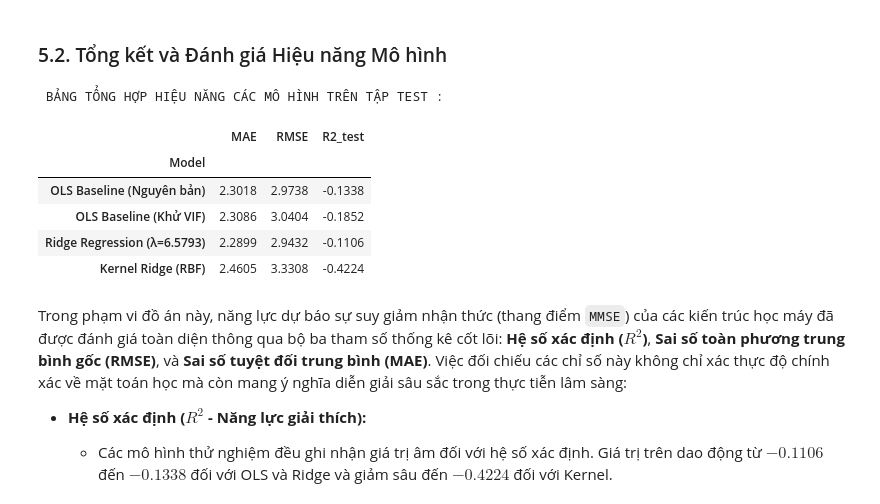
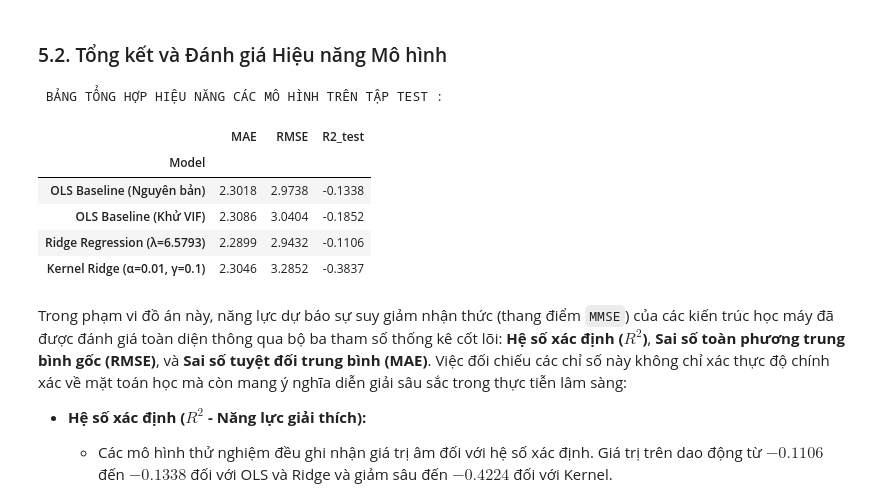
Before and after one commit to TanKhoiTV/blues-estimator-project, a Jupyter notebook: part2/part2_notebook.ipynb, the cells around one changed output. Saved outputs shown, nothing was run; the diff lists cells and outputs as text; code cells hidden in the pictures.

```diff
--- a/part2/part2_notebook.ipynb
+++ b/part2/part2_notebook.ipynb
@@ -1150,35 +1213,35 @@ X_test_arr = np.asarray(X_test, dtype=float)
 X_test_scaled = (X_test_arr - ridge_model["feature_means"]) / ridge_model["feature_stds"]
 X_test_aug = np.column_stack([np.ones(len(X_test_scaled)), X_test_scaled])
 y_pred_ridge = X_test_aug @ ridge_model["beta_hat"]
 
 # Mô hình 4: Kernel Ridge RBF
 y_pred_kernel = kernel_model.predict(X_test)
 
 results = [
     evaluate(y_test, y_pred_ols_raw, "OLS Baseline (Nguyên bản)"),
     evaluate(y_test, y_pred_ols_vif, "OLS Baseline (Khử VIF)"),
     evaluate(y_test, y_pred_ridge,   f"Ridge Regression (λ={best_ridge_alpha:.4f})"),
-    evaluate(y_test, y_pred_kernel,  "Kernel Ridge (RBF)"),
+    evaluate(y_test, y_pred_kernel,  f"Kernel Ridge (α={best_kernel_alpha}, γ={best_kernel_gamma})"),
 ]
 
 summary_df = pd.DataFrame(results).set_index('Model')
 
 styled_summary = summary_df.style.highlight_min(
     subset=['MAE', 'RMSE'], color='#d4edda'
 ).highlight_max(
     subset=['R2_test'], color='#d4edda'
 ).format("{:.4f}")
 
 print(" BẢNG TỔNG HỢP HIỆU NĂNG CÁC MÔ HÌNH TRÊN TẬP TEST :")
 display(styled_summary)
 # %% [output]
  BẢNG TỔNG HỢP HIỆU NĂNG CÁC MÔ HÌNH TRÊN TẬP TEST :
 |  | MAE | RMSE | R2_test |
 | Model |  |  |  |
 | OLS Baseline (Nguyên bản) | 2.3018 | 2.9738 | -0.1338 |
 | OLS Baseline (Khử VIF) | 2.3086 | 3.0404 | -0.1852 |
 | Ridge Regression (λ=6.5793) | 2.2899 | 2.9432 | -0.1106 |
-| Kernel Ridge (RBF) | 2.4605 | 3.3308 | -0.4224 |
+| Kernel Ridge (α=0.01, γ=0.1) | 2.3046 | 3.2852 | -0.3837 |
 # %% [markdown]
 Trong phạm vi đồ án này, năng lực dự báo sự suy giảm nhận thức (thang điểm `MMSE`) của các kiến trúc học máy đã được đánh giá toàn diện thông qua bộ ba tham số thống kê cốt lõi: **Hệ số xác định ($R^2$)**, **Sai số toàn phương trung bình gốc (RMSE)**, và **Sai số tuyệt đối trung bình (MAE)**. Việc đối chiếu các chỉ số này không chỉ xác thực độ chính xác về mặt toán học mà còn mang ý nghĩa diễn giải sâu sắc trong thực tiễn lâm sàng:
 
```
Also changed, not shown: parts of 5 cells of this notebook, 1 other file.
